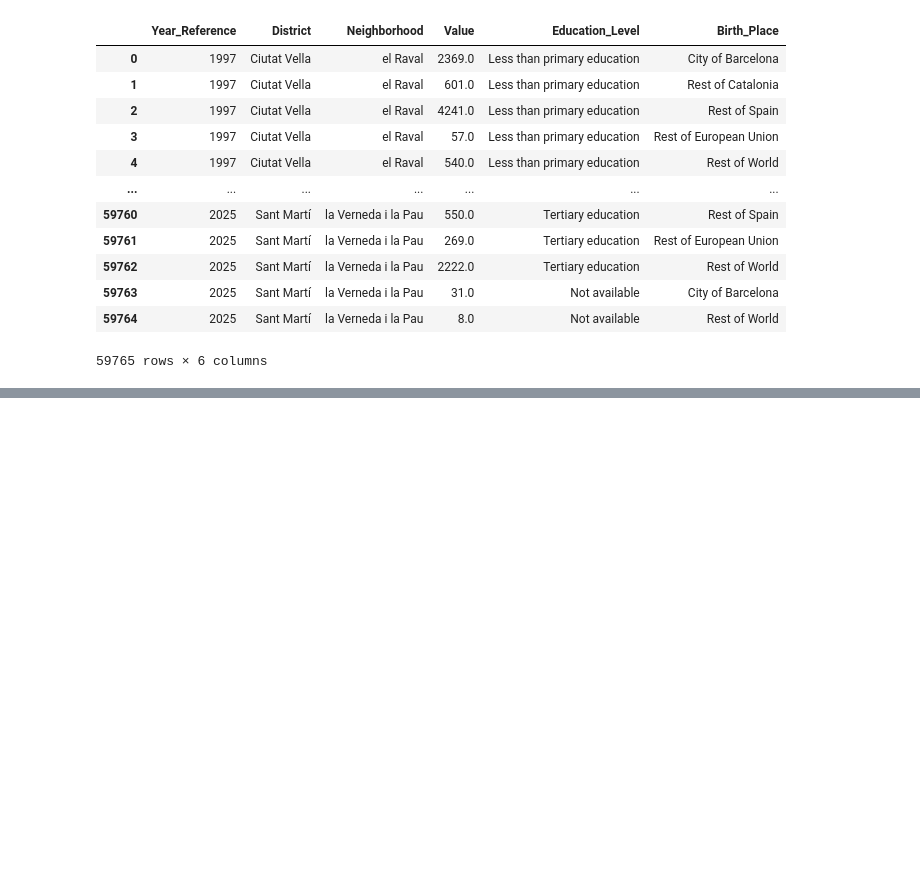
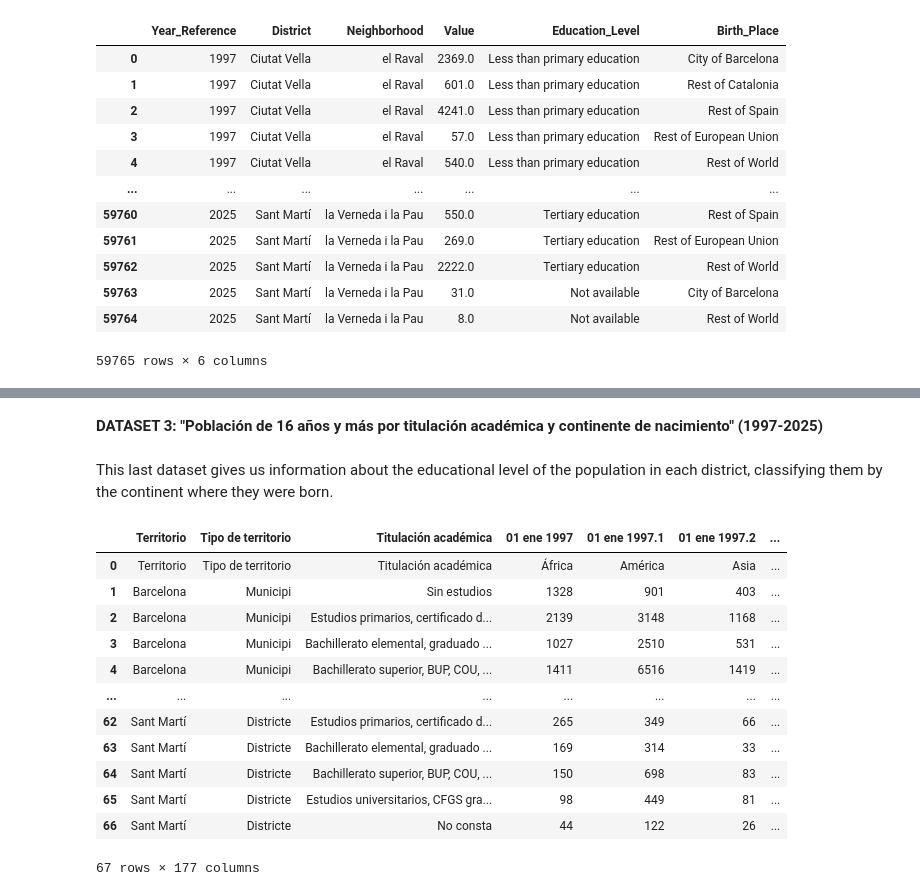
Before and after one commit to pablob2002/pablo-avdm, a Jupyter notebook: Sara/0_data_process.ipynb, the cells around one changed output, grey strips where cells are left out. Drawn from its saved outputs; the diff is of its cells as text; code cells hidden in the pictures; blank space fills up the shorter version.

Commit message:
Modified data processing notebook

```diff
--- a/Sara/0_data_process.ipynb
+++ b/Sara/0_data_process.ipynb
@@ -57,0 +115,23 @@ education_df
+# %% [markdown]
+**DATASET 3: "Población de 16 años y más por titulación académica y continente de nacimiento" (1997-2025)**
+# %% [markdown]
+This last dataset gives us information about the educational level of the population in each district, classifying them by the continent where they were born.
+# %%
+# We read the dataset
+
+df=pd.read_csv('../data_original/nivel_educativo_continentes.csv', sep=',')
+df
+# %% [output]
+|  | Territorio | Tipo de territorio | Titulación académica | 01 ene 1997 | 01 ene 1997.1 | 01 ene 1997.2 | ... |
+| 0 | Territorio | Tipo de territorio | Titulación académica | África | América | Asia | ... |
+| 1 | Barcelona | Municipi | Sin estudios | 1328 | 901 | 403 | ... |
+| 2 | Barcelona | Municipi | Estudios primarios, certificado d... | 2139 | 3148 | 1168 | ... |
+| 3 | Barcelona | Municipi | Bachillerato elemental, graduado ... | 1027 | 2510 | 531 | ... |
+| 4 | Barcelona | Municipi | Bachillerato superior, BUP, COU, ... | 1411 | 6516 | 1419 | ... |
+| ... | ... | ... | ... | ... | ... | ... | ... |
+| 62 | Sant Martí | Districte | Estudios primarios, certificado d... | 265 | 349 | 66 | ... |
+| 63 | Sant Martí | Districte | Bachillerato elemental, graduado ... | 169 | 314 | 33 | ... |
+| 64 | Sant Martí | Districte | Bachillerato superior, BUP, COU, ... | 150 | 698 | 83 | ... |
+| 65 | Sant Martí | Districte | Estudios universitarios, CFGS gra... | 98 | 449 | 81 | ... |
+| 66 | Sant Martí | Districte | No consta | 44 | 122 | 26 | ... |
+67 rows × 177 columns
```
Also changed, not shown: parts of 9 cells of this notebook.
